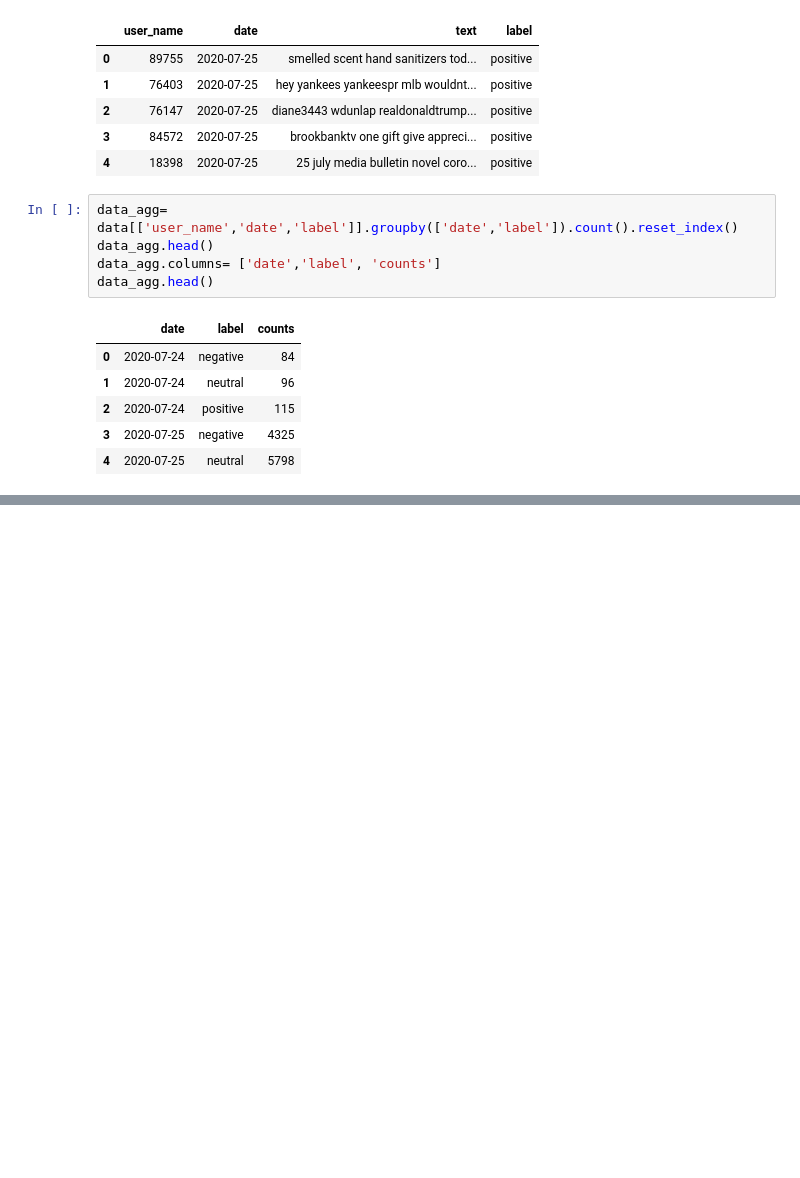
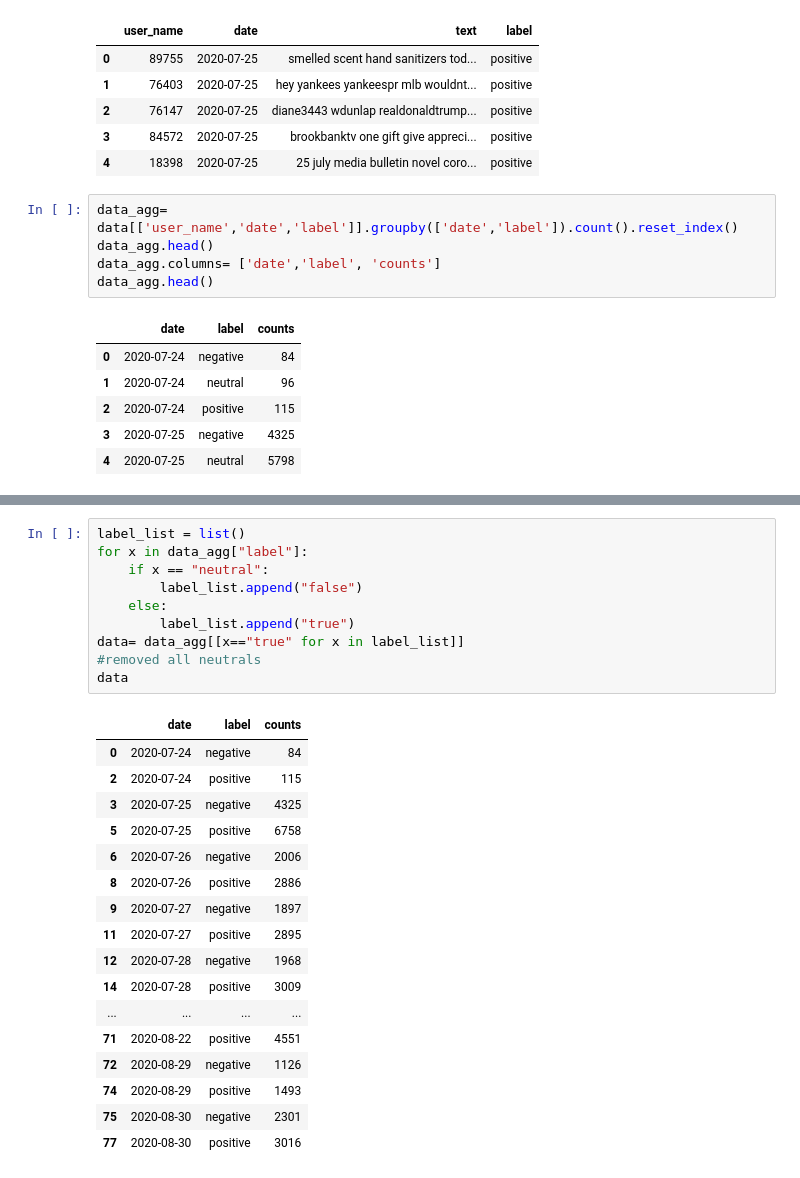
Before and after one commit to NabilHKhoury/TwitterCovid, a Jupyter notebook: CovidTweets.ipynb, the cells around one changed output, grey strips where cells are left out. Cells and saved outputs as stored; diff of their text form; blank space fills up the shorter version.

```diff
--- a/CovidTweets.ipynb
+++ b/CovidTweets.ipynb
@@ -337,0 +418,28 @@ From the analysis that we have done, it is clear that the sentiment about tweets
+# %%
+label_list = list()
+for x in data_agg["label"]:
+    if x == "neutral":
+        label_list.append("false")
+    else:
+        label_list.append("true")
+data= data_agg[[x=="true" for x in label_list]]
+#removed all neutrals
+data
+# %% [output]
+|  | date | label | counts |
+| 0 | 2020-07-24 | negative | 84 |
+| 2 | 2020-07-24 | positive | 115 |
+| 3 | 2020-07-25 | negative | 4325 |
+| 5 | 2020-07-25 | positive | 6758 |
+| 6 | 2020-07-26 | negative | 2006 |
+| 8 | 2020-07-26 | positive | 2886 |
+| 9 | 2020-07-27 | negative | 1897 |
+| 11 | 2020-07-27 | positive | 2895 |
+| 12 | 2020-07-28 | negative | 1968 |
+| 14 | 2020-07-28 | positive | 3009 |
+| ... | ... | ... | ... |
+| 71 | 2020-08-22 | positive | 4551 |
+| 72 | 2020-08-29 | negative | 1126 |
+| 74 | 2020-08-29 | positive | 1493 |
+| 75 | 2020-08-30 | negative | 2301 |
+| 77 | 2020-08-30 | positive | 3016 |
```
Also changed, not shown: parts of 28 cells of this notebook.
